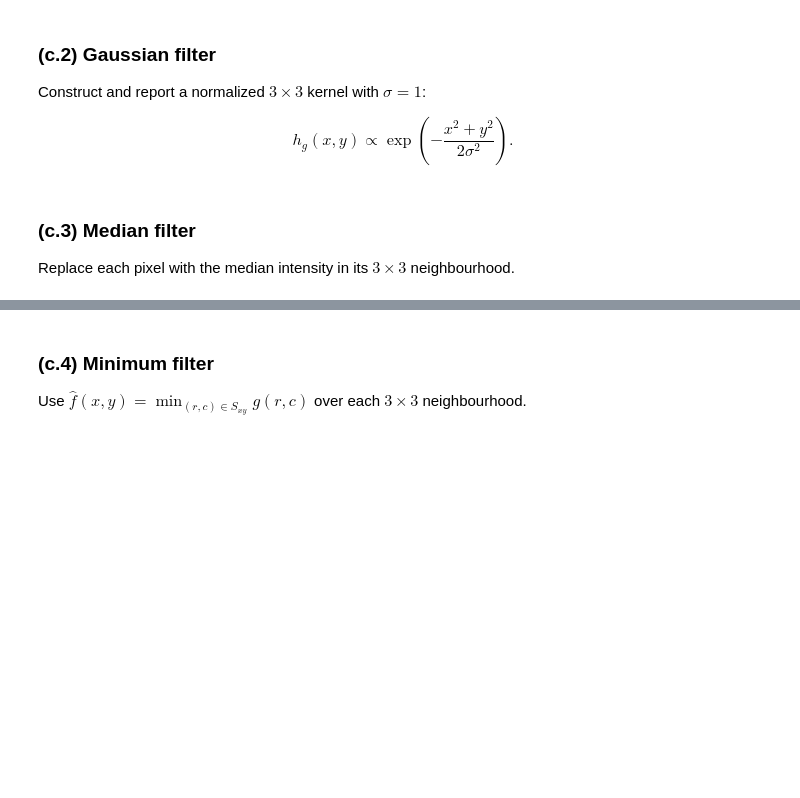
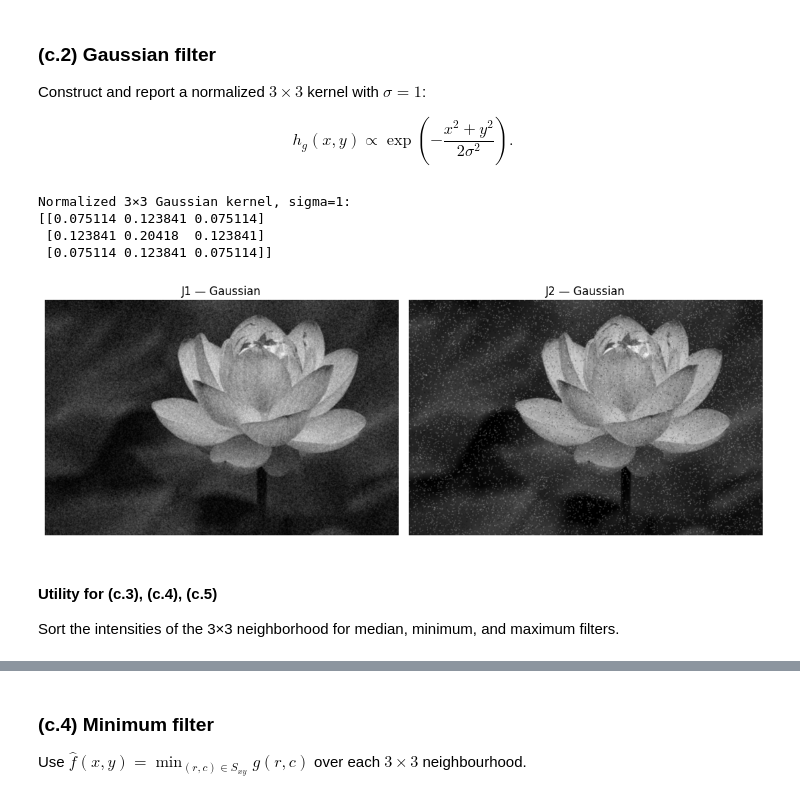
Before and after one commit to kyle-nguyennn/ml-stats-lab, a Jupyter notebook: fda/lab2/Q3_convolution_denoising.ipynb, the cells around one changed output, grey strips where cells are left out. Saved outputs shown, nothing was run; the diff lists cells and outputs as text; code cells hidden in the pictures; blank space fills up the shorter version.

```diff
--- a/fda/lab2/Q3_convolution_denoising.ipynb
+++ b/fda/lab2/Q3_convolution_denoising.ipynb
@@ -140,17 +147,21 @@ $$
 # %%
 yy, xx = np.mgrid[-1:2, -1:2]
 gaussian_kernel = np.exp(-(xx ** 2 + yy ** 2) / (2 * 1.0 ** 2))
 gaussian_kernel /= gaussian_kernel.sum()
 print("Normalized 3×3 Gaussian kernel, sigma=1:")
 print(np.array2string(gaussian_kernel, precision=6, suppress_small=True))
 np.testing.assert_allclose(gaussian_kernel.sum(), 1)
 for name, noisy in (("J1", J1), ("J2", J2)):
     filtered[name]["Gaussian"] = np.clip(my_imfilter(noisy, gaussian_kernel), 0, 255)
-show_pair(filtered["J1"]["Gaussian"], filtered["J2"]["Gaussian"],
-          "J1 — Gaussian", "J2 — Gaussian")
+show_pair(filtered["J1"]["Gaussian"], filtered["J2"]["Gaussian"], "J1 — Gaussian", "J2 — Gaussian")
+# %% [output]
+Normalized 3×3 Gaussian kernel, sigma=1:
+[[0.075114 0.123841 0.075114]
+ [0.123841 0.20418  0.123841]
+ [0.075114 0.123841 0.075114]]
+[figure, added]
-# %% [markdown]
-### (c.3) Median filter
-
-Replace each pixel with the median intensity in its $3\times3$ neighbourhood.
+# %% [markdown]
+#### Utility for (c.3), (c.4), (c.5)
+Sort the intensities of the 3×3 neighborhood for median, minimum, and maximum filters.
 # %%
 def rank_filter(image, mode):
```
Also changed, not shown: parts of 16 cells of this notebook, 1 other file.
